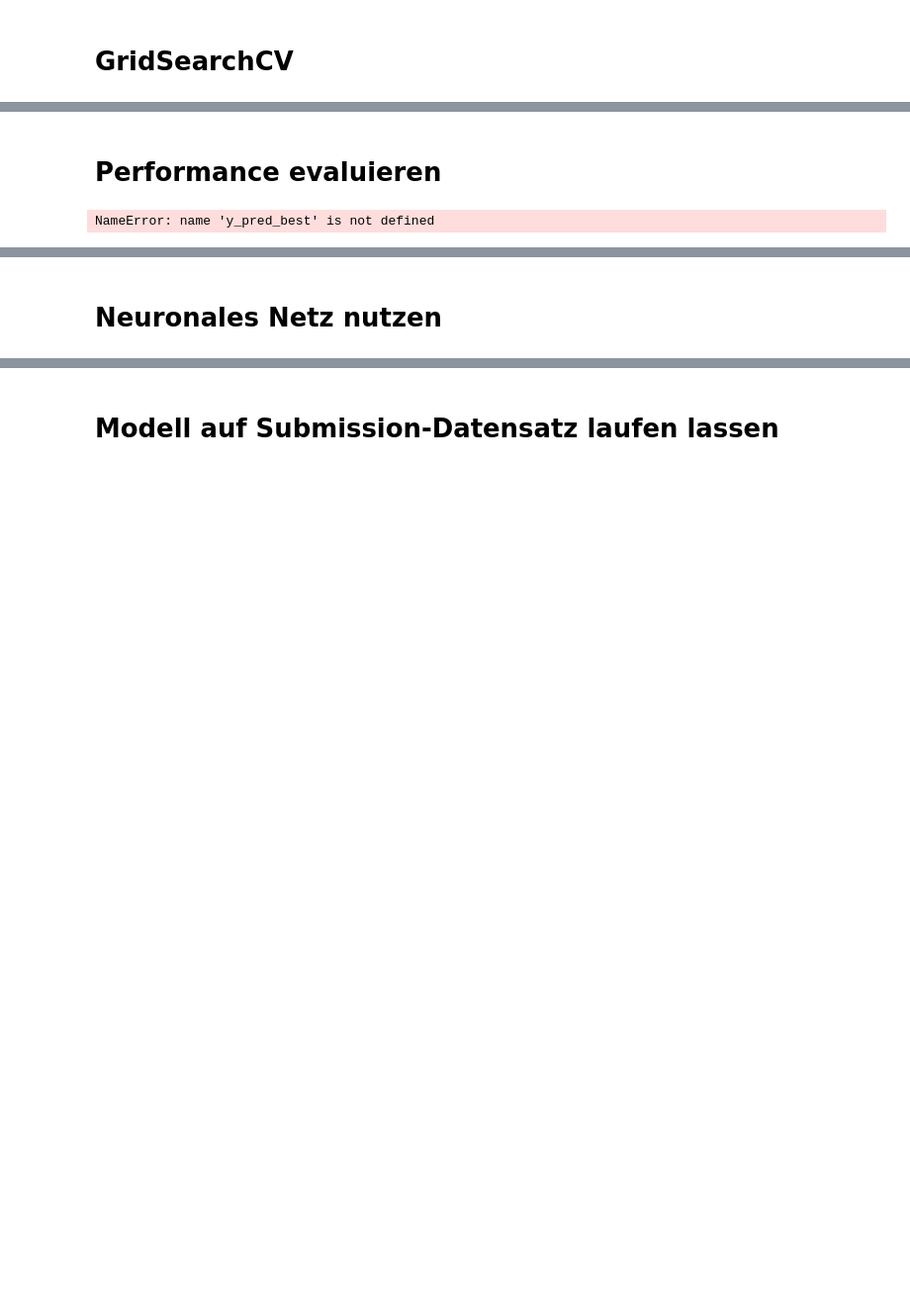
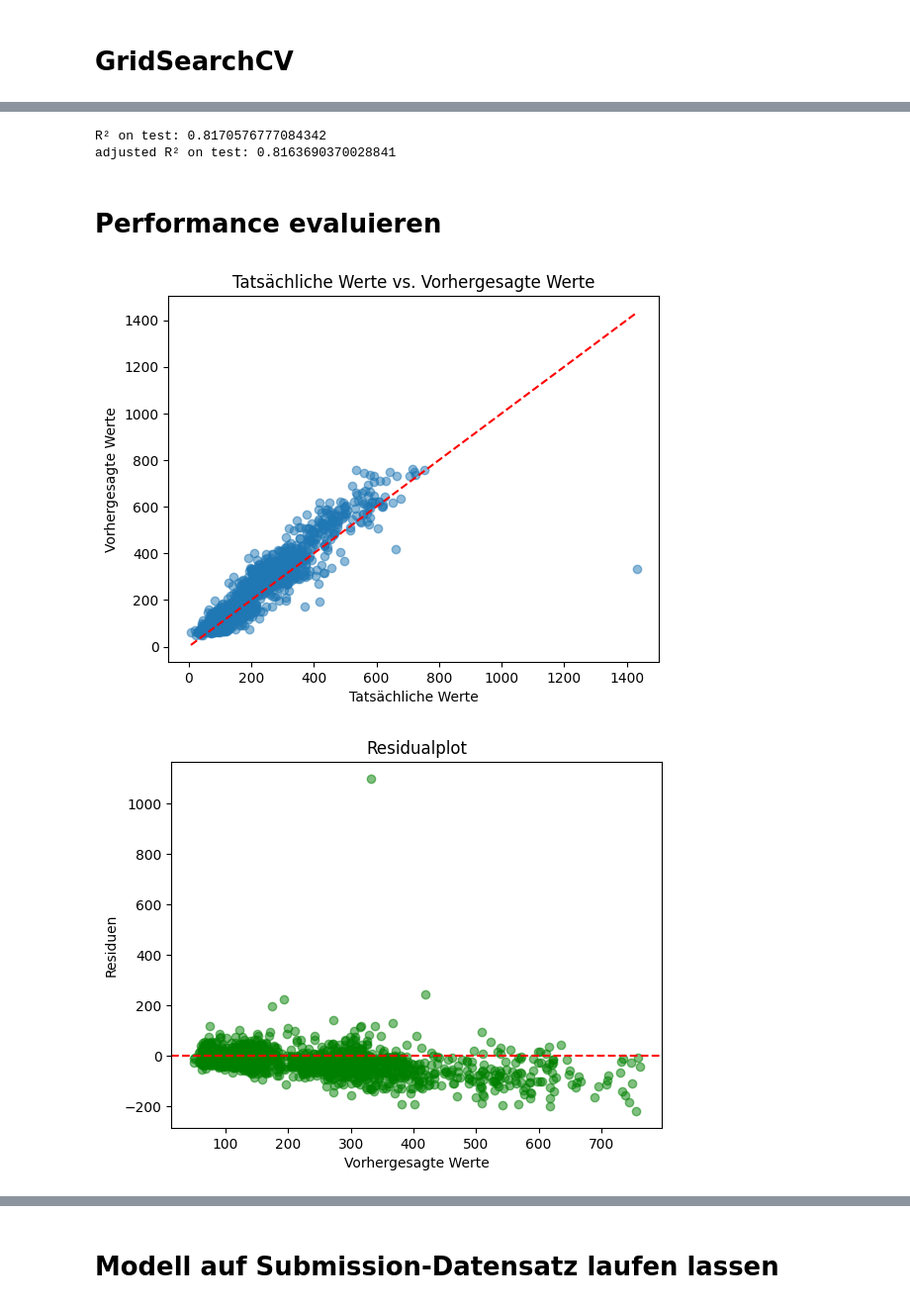
Before and after one commit to AI-sInA/Data-Science-und-ML-Team-9, a Jupyter notebook: 2_BaselineModel/team9_baseline.ipynb, the cells around one changed output, grey strips where cells are left out. Shown at 99% size. Saved outputs shown, nothing was run; the diff lists cells and outputs as text; code cells hidden in the pictures; blank space fills up the shorter version.

```diff
--- a/2_BaselineModel/team9_baseline.ipynb
+++ b/2_BaselineModel/team9_baseline.ipynb
@@ -193,45 +285,51 @@ print("Test R² Best RF:", r2_score(y_test, y_pred_best))
+# %%
+print("R² on test:", r2_score(y_test, y_pred))
+print("adjusted R² on test:", adjr2(y_test, y_pred, len(y), X.shape[1]))
+# %% [output]
+R² on test: 0.8170576777084342
+adjusted R² on test: 0.8163690370028841
 # %% [markdown]
 # Performance evaluieren
 # %%
 import matplotlib.pyplot as plt
 
+# Flatten y_pred
+y_pred_flat = y_pred.flatten()
+
 # Scatterplot
-plt.scatter(y_test, y_pred_best, alpha=0.5)
+plt.scatter(y_test, y_pred_flat, alpha=0.5)
 plt.plot([y_test.min(), y_test.max()], [y_test.min(), y_test.max()], 'r--')  # Diagonale Linie
 plt.xlabel("Tatsächliche Werte")
 plt.ylabel("Vorhergesagte Werte")
 plt.title("Tatsächliche Werte vs. Vorhergesagte Werte")
 plt.show()
 
-
-
-residuals = y_test - y_pred_best
+residuals = y_test - y_pred_flat
 
 # Residualplot
-plt.scatter(y_pred_best, residuals, alpha=0.5, color='g')
+plt.scatter(y_pred_flat, residuals, alpha=0.5, color='g')
 plt.axhline(0, color='r', linestyle='--')
 plt.xlabel("Vorhergesagte Werte")
 plt.ylabel("Residuen")
 plt.title("Residualplot")
 plt.show()
-
 
 import seaborn as sns
 
 # Histogramm der Residuen
 sns.histplot(residuals, kde=True, color='y')
 plt.axvline(0, color='r', linestyle='--')
 plt.xlabel("Residuen")
 plt.title("Verteilung der Residuen")
 plt.show()
 
-
 plt.plot(y_test.values, label="Tatsächliche Werte")
-plt.plot(y_pred_best, label="Vorhergesagte Werte")
+plt.plot(y_pred_flat, label="Vorhergesagte Werte")
 plt.legend()
 plt.xlabel("Index")
 plt.ylabel("Umsatz")
 plt.title("Vergleich der tatsächlichen und vorhergesagten Werte")
 plt.show()
 # %% [output]
-NameError: name 'y_pred_best' is not defined
+[figure, added]
+[figure, added]
@@ -240,2 +337,0 @@ X_train.columns
-# %% [markdown]
-# Neuronales Netz nutzen
```
Also changed, not shown: parts of 19 cells of this notebook, 1 other file.
